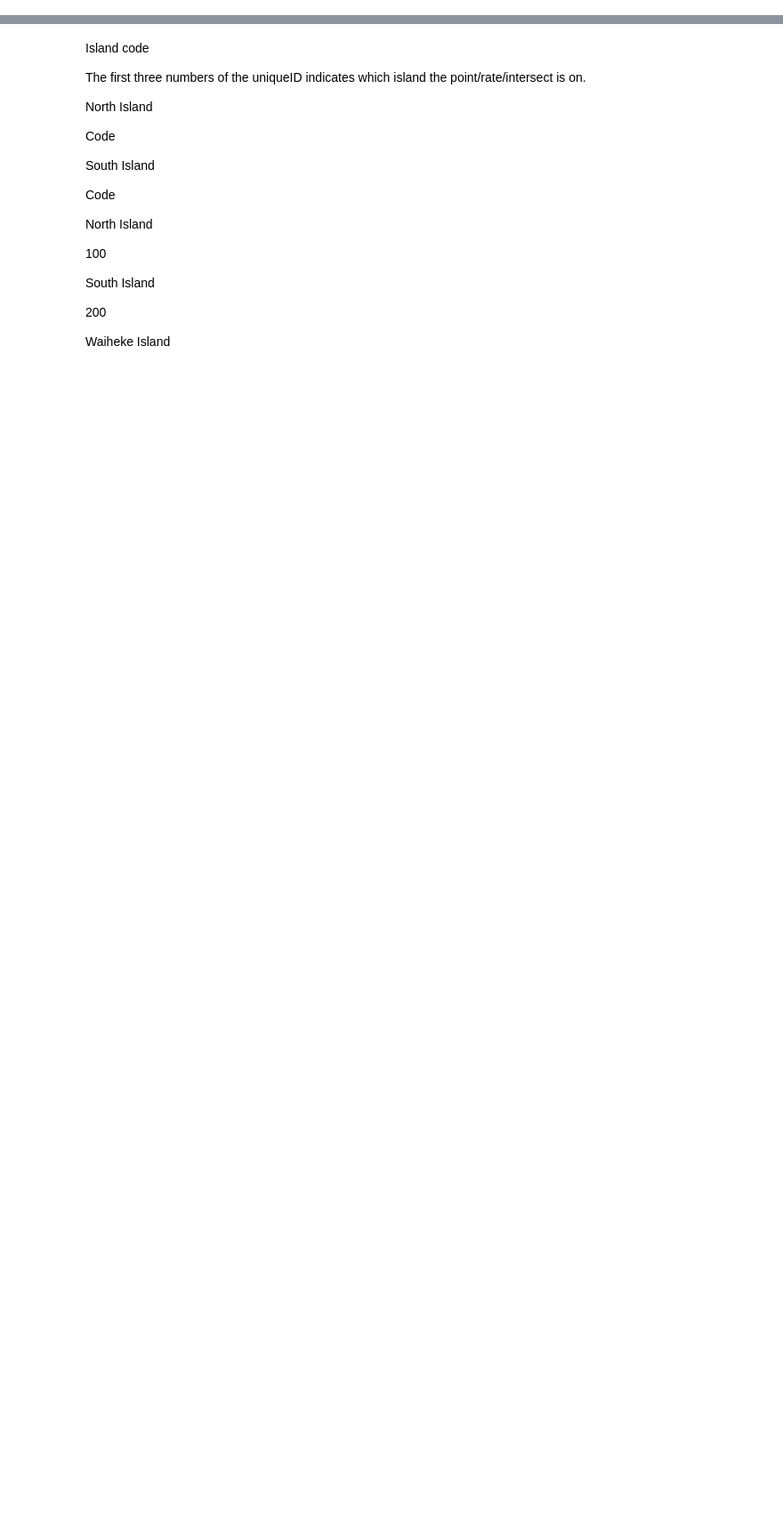
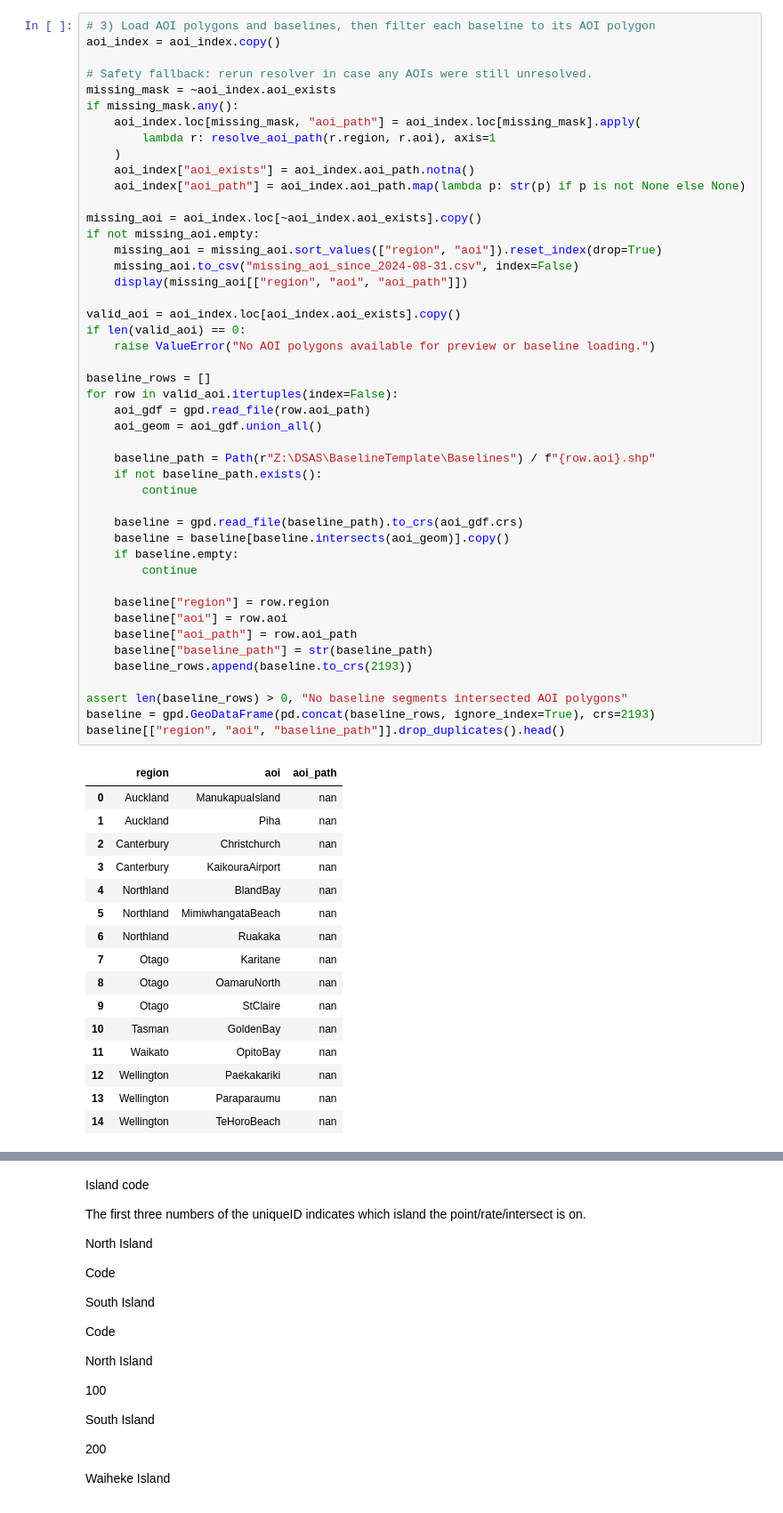
Before and after one commit to UoA-eResearch/retrolens, a Jupyter notebook: new_transects.ipynb, the cells around one changed output, grey strips where cells are left out. Shown at 89% size. Drawn from its saved outputs; the diff is of its cells as text; blank space fills up the shorter version.

```diff
--- a/new_transects.ipynb
+++ b/new_transects.ipynb
@@ -131,0 +185,63 @@ m
+# %%
+# 3) Load AOI polygons and baselines, then filter each baseline to its AOI polygon
+aoi_index = aoi_index.copy()
+
+# Safety fallback: rerun resolver in case any AOIs were still unresolved.
+missing_mask = ~aoi_index.aoi_exists
+if missing_mask.any():
+    aoi_index.loc[missing_mask, "aoi_path"] = aoi_index.loc[missing_mask].apply(
+        lambda r: resolve_aoi_path(r.region, r.aoi), axis=1
+    )
+    aoi_index["aoi_exists"] = aoi_index.aoi_path.notna()
+    aoi_index["aoi_path"] = aoi_index.aoi_path.map(lambda p: str(p) if p is not None else None)
+
+missing_aoi = aoi_index.loc[~aoi_index.aoi_exists].copy()
+if not missing_aoi.empty:
+    missing_aoi = missing_aoi.sort_values(["region", "aoi"]).reset_index(drop=True)
+    missing_aoi.to_csv("missing_aoi_since_2024-08-31.csv", index=False)
+    display(missing_aoi[["region", "aoi", "aoi_path"]])
+
+valid_aoi = aoi_index.loc[aoi_index.aoi_exists].copy()
+if len(valid_aoi) == 0:
+    raise ValueError("No AOI polygons available for preview or baseline loading.")
+
+baseline_rows = []
+for row in valid_aoi.itertuples(index=False):
+    aoi_gdf = gpd.read_file(row.aoi_path)
+    aoi_geom = aoi_gdf.union_all()
+
+    baseline_path = Path(r"Z:\DSAS\BaselineTemplate\Baselines") / f"{row.aoi}.shp"
+    if not baseline_path.exists():
+        continue
+
+    baseline = gpd.read_file(baseline_path).to_crs(aoi_gdf.crs)
+    baseline = baseline[baseline.intersects(aoi_geom)].copy()
+    if baseline.empty:
+        continue
+
+    baseline["region"] = row.region
+    baseline["aoi"] = row.aoi
+    baseline["aoi_path"] = row.aoi_path
+    baseline["baseline_path"] = str(baseline_path)
+    baseline_rows.append(baseline.to_crs(2193))
+
+assert len(baseline_rows) > 0, "No baseline segments intersected AOI polygons"
+baseline = gpd.GeoDataFrame(pd.concat(baseline_rows, ignore_index=True), crs=2193)
+baseline[["region", "aoi", "baseline_path"]].drop_duplicates().head()
+# %% [output]
+|  | region | aoi | aoi_path |
+| 0 | Auckland | ManukapuaIsland | nan |
+| 1 | Auckland | Piha | nan |
+| 2 | Canterbury | Christchurch | nan |
+| 3 | Canterbury | KaikouraAirport | nan |
+| 4 | Northland | BlandBay | nan |
+| 5 | Northland | MimiwhangataBeach | nan |
+| 6 | Northland | Ruakaka | nan |
+| 7 | Otago | Karitane | nan |
+| 8 | Otago | OamaruNorth | nan |
+| 9 | Otago | StClaire | nan |
+| 10 | Tasman | GoldenBay | nan |
+| 11 | Waikato | OpitoBay | nan |
+| 12 | Wellington | Paekakariki | nan |
+| 13 | Wellington | Paraparaumu | nan |
+| 14 | Wellington | TeHoroBeach | nan |
```
Also changed, not shown: parts of 28 cells of this notebook.
